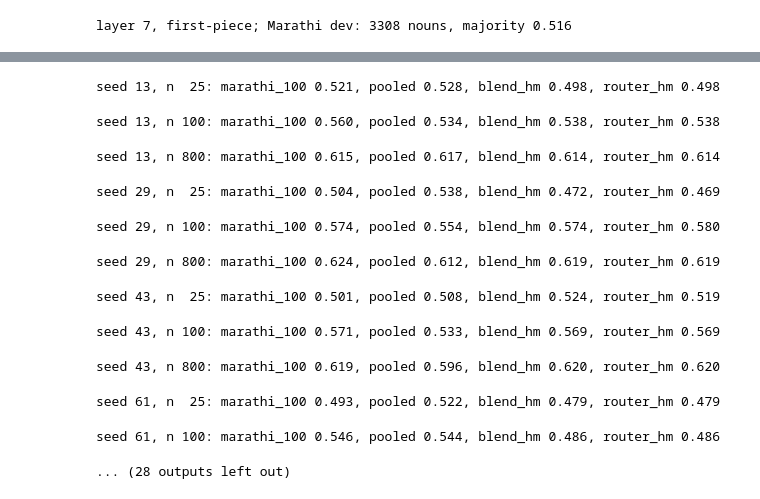
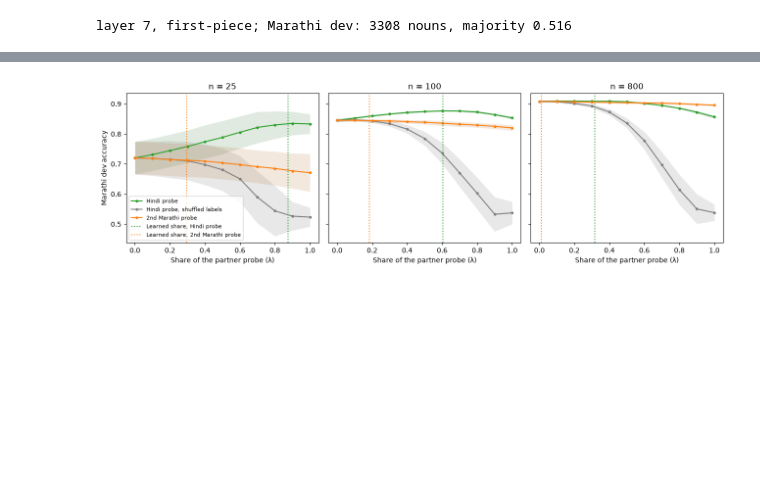
Before and after one commit to potatopudding-SSKS/MI_Project, a Jupyter notebook: combine.ipynb, the cells around one changed output, grey strips where cells are left out. Saved outputs shown, nothing was run; the diff lists cells and outputs as text; code cells hidden in the pictures; blank space fills up the shorter version.

Commit message:
New ways to route

```diff
--- a/combine.ipynb
+++ b/combine.ipynb
@@ -11,12 +12,14 @@ import json
 from collections import defaultdict
 from pathlib import Path
 
+import conllu
 import matplotlib.pyplot as plt
-from matplotlib.colors import to_rgb
 import numpy as np
 import torch
 import yaml
+from matplotlib.colors import to_rgb
 from sklearn.linear_model import LogisticRegression, LogisticRegressionCV
+from sklearn.metrics import f1_score
 from sklearn.model_selection import GroupKFold
 
 ROOT = Path.cwd()
@@ -52,7 +55,7 @@ class Split:
         return out
 
 
-hindi, marathi, dev = Split("hi", "train"), Split("mr", "train"), Split("mr", "dev")
+hindi, marathi, dev, test = Split("hi", "train"), Split("mr", "train"), Split("mr", "dev"), Split("mr", "test")
 majority = max(dev.y.mean(), 1 - dev.y.mean())
 print(f"layer {LAYER}, {POOLING}-piece; Marathi dev: {len(dev.y)} nouns, majority {majority:.3f}")
 # %% [output]
@@ -388,40 +494,27 @@ memorising words or from a leak in the setup. Each one reruns the sweep at 25,
 # %%
-CONTROL_SIZES = [25, 100, 800]
-rng = np.random.default_rng(0)
-forms = sorted(set(hindi.form) | set(marathi.form) | set(dev.form))
+MIX_SIZES = [25, 100, 800]
+partners = {"hm": ("Hindi probe", "C2"), "shuffled": ("Hindi probe, shuffled labels", "C7"),
+            "mm": ("2nd Marathi probe", "C1")}
+mix_summary = {name: {n: {"mean": np.mean([r[f"fixed_{name}"] for r in runs if r["n"] == n], axis=0).tolist(),
+                          "std": np.std([r[f"fixed_{name}"] for r in runs if r["n"] == n], axis=0).tolist()}
+                      for n in MIX_SIZES} for name in partners}
+(ROOT / "results" / "mixes.json").write_text(json.dumps(
+    {"shares": SHARES.tolist(), "split": "mr dev", "summary": mix_summary}, indent=2) + "\n")
 
-vector = dict(zip(forms, rng.normal(size=(len(forms), hindi.x.shape[1])).astype(np.float32)))
-control_label = dict(zip(forms, rng.random(len(forms)) < np.concatenate([hindi.y, marathi.y]).mean()))
-controls = {
-    "random_vectors": [split.replaced(x=np.stack([vector[f] for f in split.form])) for split in (hindi, marathi, dev)],
-    "shuffled_labels": [hindi.replaced(y=rng.permutation(hindi.y)), marathi.replaced(y=rng.permutation(marathi.y)), dev],
-    "control_task": [split.replaced(y=np.array([control_label[f] for f in split.form])) for split in (hindi, marathi, dev)],
-}
-
-control_runs = {"real": [run for run in runs if run["n"] in CONTROL_SIZES]}
-control_majority = {"real": majority}
-for name, splits in controls.items():
-    print(f"--- {name}")
-    control_runs[name] = sweep(*splits, CONTROL_SIZES)[0]
-    control_majority[name] = max(splits[2].y.mean(), 1 - splits[2].y.mean())
-
-shown = ["hindi", "marathi_100", "pooled", "blend_hm", "router_hm"]
-control_summary = {
-    name: {key: {n: np.mean([r[key] for r in group if r["n"] == n]) for n in CONTROL_SIZES} for key in shown}
-    for name, group in control_runs.items()
-}
-(ROOT / "results" / "controls.json").write_text(json.dumps(
-    {"sizes": CONTROL_SIZES, "majority": control_majority, "summary": control_summary, "runs": control_runs},
-    indent=2) + "\n")
-
-print(f"\nMean Marathi dev accuracy over the seeds, for n = {CONTROL_SIZES}")
-for name, summary_ in control_summary.items():
-    print(f"\n{name} (majority {control_majority[name]:.3f})")
-    for key in shown:
-        print(f"  {methods[key]:28s}" + "".join(f"{summary_[key][n]:8.3f}" for n in CONTROL_SIZES))
-print("\nSelectivity (real task minus control task), in points")
-for key in shown:
-    print(f"  {methods[key]:28s}" + "".join(
-        f"{100 * (control_summary['real'][key][n] - control_summary['control_task'][key][n]):+8.1f}"
-        for n in CONTROL_SIZES))
+figure, axes = plt.subplots(1, len(MIX_SIZES), figsize=(13, 4), sharey=True)
+for ax, n in zip(axes, MIX_SIZES):
+    for name, (label, color) in partners.items():
+        mean, std = np.array(mix_summary[name][n]["mean"]), np.array(mix_summary[name][n]["std"])
+        band = 0.5 * np.array(to_rgb(color)) + 0.5 * np.array(to_rgb("grey"))
+        ax.fill_between(SHARES, mean - std, mean + std, color=band, alpha=0.18, linewidth=0)
+        ax.plot(SHARES, mean, color=color, marker="o", markersize=3, label=label)
+    for name in ["hm", "mm"]:
+        ax.axvline(summary[f"other_share_{name}"][n]["mean"], color=partners[name][1], linestyle=":",
+                   label=f"Learned share, {partners[name][0]}")
+    ax.set(title=f"n = {n}", xlabel="Share of the partner probe (λ)")
+axes[0].set_ylabel("Marathi dev accuracy")
+axes[0].legend(fontsize=8)
+figure.tight_layout()
+figure.savefig(ROOT / "results" / "mixes.png", dpi=150)
+plt.show()
 # %% [output]
@@ -429,12 +521 @@ for key in shown:
-seed 13, n  25: marathi_100 0.521, pooled 0.528, blend_hm 0.498, router_hm 0.498
-seed 13, n 100: marathi_100 0.560, pooled 0.534, blend_hm 0.538, router_hm 0.538
-seed 13, n 800: marathi_100 0.615, pooled 0.617, blend_hm 0.614, router_hm 0.614
-seed 29, n  25: marathi_100 0.504, pooled 0.538, blend_hm 0.472, router_hm 0.469
-seed 29, n 100: marathi_100 0.574, pooled 0.554, blend_hm 0.574, router_hm 0.580
-seed 29, n 800: marathi_100 0.624, pooled 0.612, blend_hm 0.619, router_hm 0.619
-seed 43, n  25: marathi_100 0.501, pooled 0.508, blend_hm 0.524, router_hm 0.519
-seed 43, n 100: marathi_100 0.571, pooled 0.533, blend_hm 0.569, router_hm 0.569
-seed 43, n 800: marathi_100 0.619, pooled 0.596, blend_hm 0.620, router_hm 0.620
-seed 61, n  25: marathi_100 0.493, pooled 0.522, blend_hm 0.479, router_hm 0.479
-seed 61, n 100: marathi_100 0.546, pooled 0.544, blend_hm 0.486, router_hm 0.486
-... (28 outputs left out)
+[figure, added]
```
Also changed, not shown: parts of 19 cells of this notebook, 12 other files.
